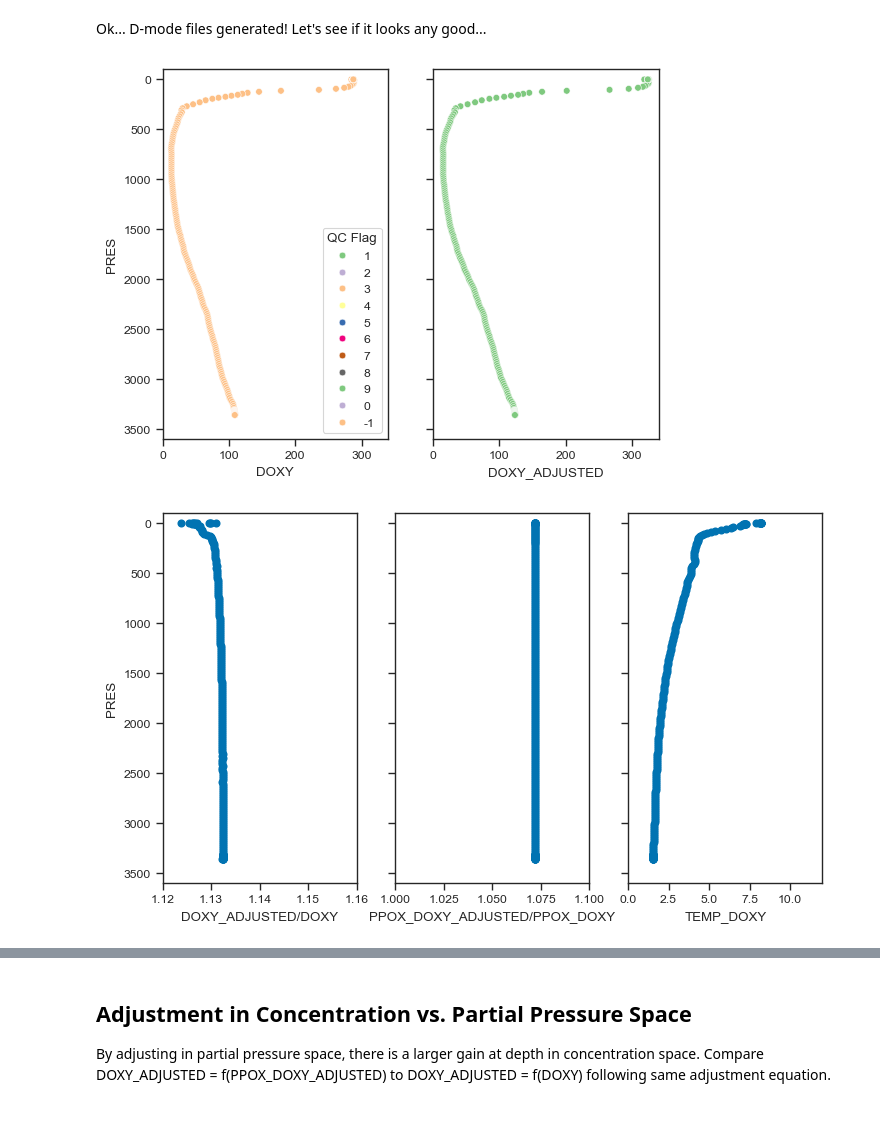
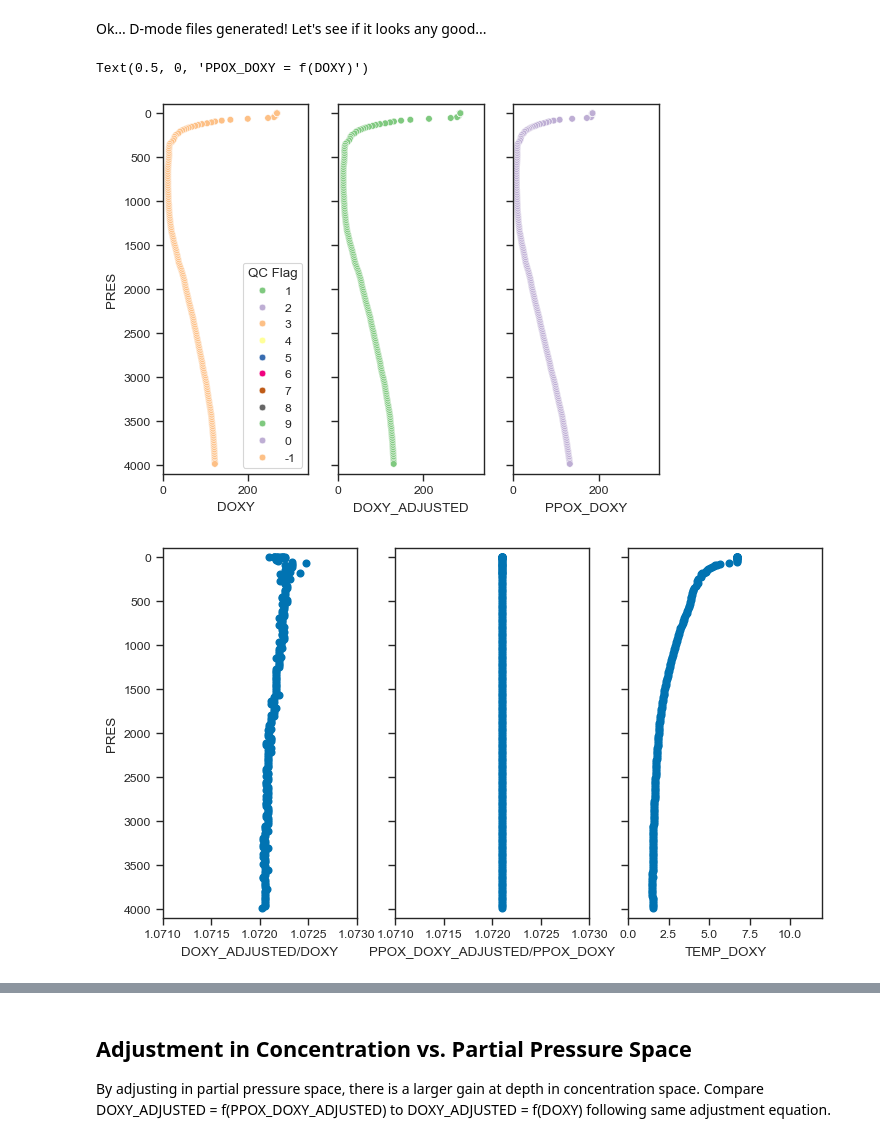
Before and after one commit to ArgoCanada/meds-dmqc, a Jupyter notebook: report/notebooks/01_active/4902636_report.ipynb, the cells around one changed output, grey strips where cells are left out. Drawn from its saved outputs; the diff is of its cells as text; code cells hidden in the pictures.

```diff
--- a/report/notebooks/01_active/4902636_report.ipynb
+++ b/report/notebooks/01_active/4902636_report.ipynb
@@ -97,6 +97,7 @@ for fn in Path(f'/Users/GordonC/Documents/data/Argo/dac/meds/{wmo}/profiles/').g
     ppox_doxy_adjusted = ppox_doxy_adjusted/(1 + 0.04/1000*prof.PRES)
 
     # add PSAL to bgc file on its pressure grid
+    core.clean()
     prof.interp(core.PSAL, core.PRES, 'PSAL', method='nearest'), # adjusted if available, this float core in R mode
 
     # pO2 to umol L-1 (SCOR WG 142 code)
@@ -160,32 +161,54 @@ Ok... D-mode files generated! Let's see if it looks any good...
 # %%
 from netCDF4 import Dataset
 import matplotlib.pyplot as plt
 import seaborn as sns
 import argopy
 
-prof = bgc.prof(file=f'/Users/GordonC/Documents/data/Argo/dac/meds/D/{wmo}/profiles/BD{wmo}_033.nc')
+prof = bgc.prof(file=f'/Users/GordonC/Documents/data/Argo/dac/meds/D/{wmo}/profiles/BD{wmo}_088.nc')
 prof.reset()
 
-fig, axes = plt.subplots(1, 2, sharex=True, sharey=True)
+fig, axes = plt.subplots(1, 3, sharex=True, sharey=True)
 sns.scatterplot(data=prof.df, x='DOXY', y='PRES', hue='DOXY_QC', hue_order=[1, 2, 3, 4, 5, 6, 7, 8, 9, 0, -1], palette=argopy.ArgoColors('Accent').palette, ax=axes[0])
 sns.scatterplot(data=prof.df, x='DOXY_ADJUSTED', y='PRES', hue='DOXY_ADJUSTED_QC', hue_order=[1, 2, 3, 4, 5, 6, 7, 8, 9, 0, -1], palette=argopy.ArgoColors('Accent').palette, ax=axes[1], legend=False)
+sns.scatterplot(data=prof.df, x='PPOX_DOXY', y='PRES', hue='PPOX_DOXY_QC', hue_order=[1, 2, 3, 4, 5, 6, 7, 8, 9, 0, -1], palette=argopy.ArgoColors('Accent').palette, ax=axes[2], legend=False)
 axes[0].set_xlim((0, 340))
 axes[0].legend(title='QC Flag')
-axes[0].set_ylim((3600, -100))
+axes[0].set_ylim((4100, -100))
 
 fig, axes = plt.subplots(1, 3, sharex=False, sharey=True)
 axes[0].plot(prof.df.DOXY_ADJUSTED/prof.df.DOXY, prof.df.PRES, 'o')
 axes[1].plot(prof.df.PPOX_DOXY_ADJUSTED/prof.df.PPOX_DOXY, prof.df.PRES, 'o')
 axes[2].plot(prof.df.TEMP_DOXY, prof.df.PRES, 'o')
-axes[0].set_xlim((1.12, 1.16))
-axes[1].set_xlim((1.0, 1.10))
+axes[0].set_xlim((1.071, 1.073))
+axes[1].set_xlim((1.071, 1.073))
 axes[2].set_xlim((0, 12))
-axes[0].set_ylim((3600, -100))
+axes[0].set_ylim((4100, -100))
 axes[0].set_xlabel('DOXY_ADJUSTED/DOXY')
 axes[1].set_xlabel('PPOX_DOXY_ADJUSTED/PPOX_DOXY')
 axes[2].set_xlabel('TEMP_DOXY')
 axes[0].set_ylabel('PRES')
 fig.set_size_inches(1.33*fig.get_figwidth(), fig.get_figheight())
+
+# add PSAL to bgc file on its pressure grid
+core.clean()
+prof.interp(core.PSAL, core.PRES, 'PSAL', method='nearest'), # adjusted if available, this float core in R mode
+
+doxy_umol_L = bgc.unit.umol_per_sw_to_umol_per_L(prof.DOXY,
+        prof.PSAL, # adjusted if available
+        prof.TEMP_DOXY, # could be core TEMP as with PSAL
+        prof.PRES,
+        lat=prof.df.LATITUDE.reset_index(drop=True),
+        lon=prof.df.LONGITUDE.reset_index(drop=True)
+)
+ppox_from_doxy = bgc.unit.doxy_to_pO2(doxy_umol_L, prof.PSAL, prof.TEMP_DOXY, prof.PRES)
+
+fig, axes= plt.subplots(1, 2, sharey=True, sharex=True)
+sns.scatterplot(data=prof.df, x='DOXY', y='PPOX_DOXY', hue='DOXY_ADJUSTED_QC',  hue_order=[1, 2, 3, 4, 5, 6, 7, 8, 9, 0, -1], palette=argopy.ArgoColors('Accent').palette, ax=axes[0], legend=False)
+sns.scatterplot(x=ppox_from_doxy, y=prof.PPOX_DOXY, legend=False)
+axes[0].set_xlim((0, 300))
+axes[0].set_ylim((0, 300))
+axes[1].set_xlabel('PPOX_DOXY = f(DOXY)')
 # %% [output]
+Text(0.5, 0, 'PPOX_DOXY = f(DOXY)')
-[figure, old version]
+[figure, new version]
-[figure, old version]
+[figure, new version]
```
Also changed, not shown: parts of 3 cells of this notebook, 1 other file.
